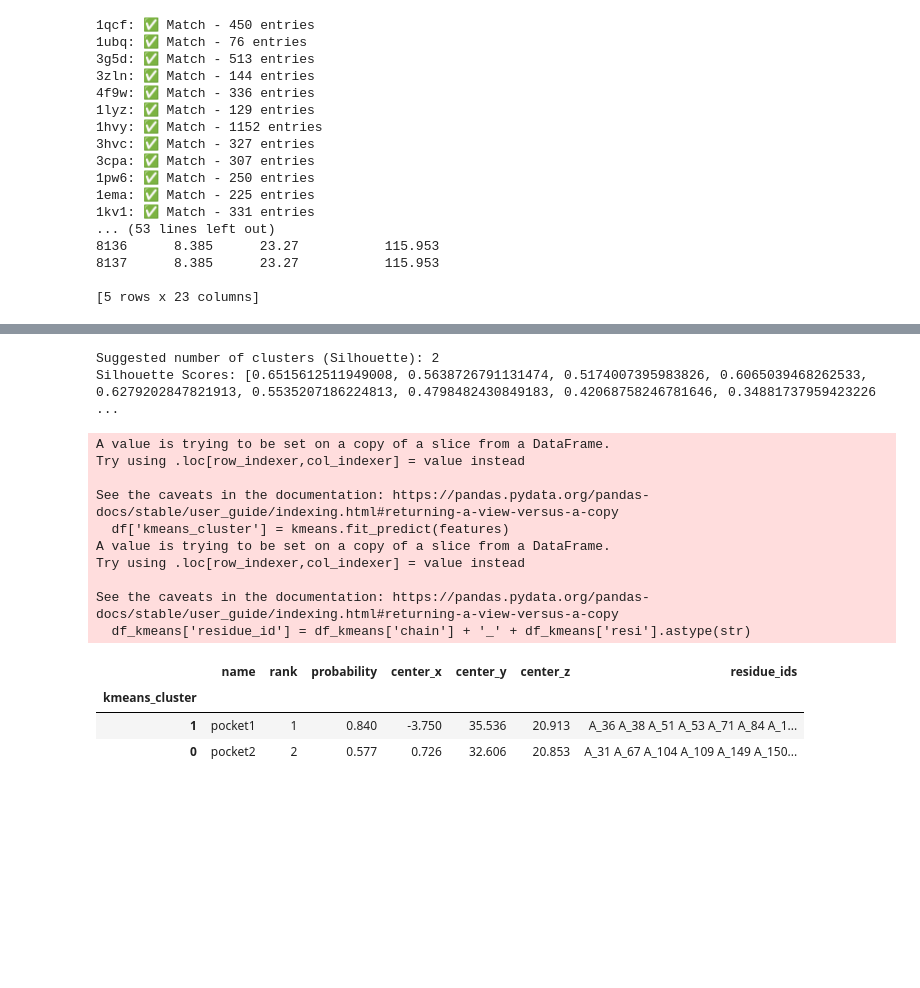
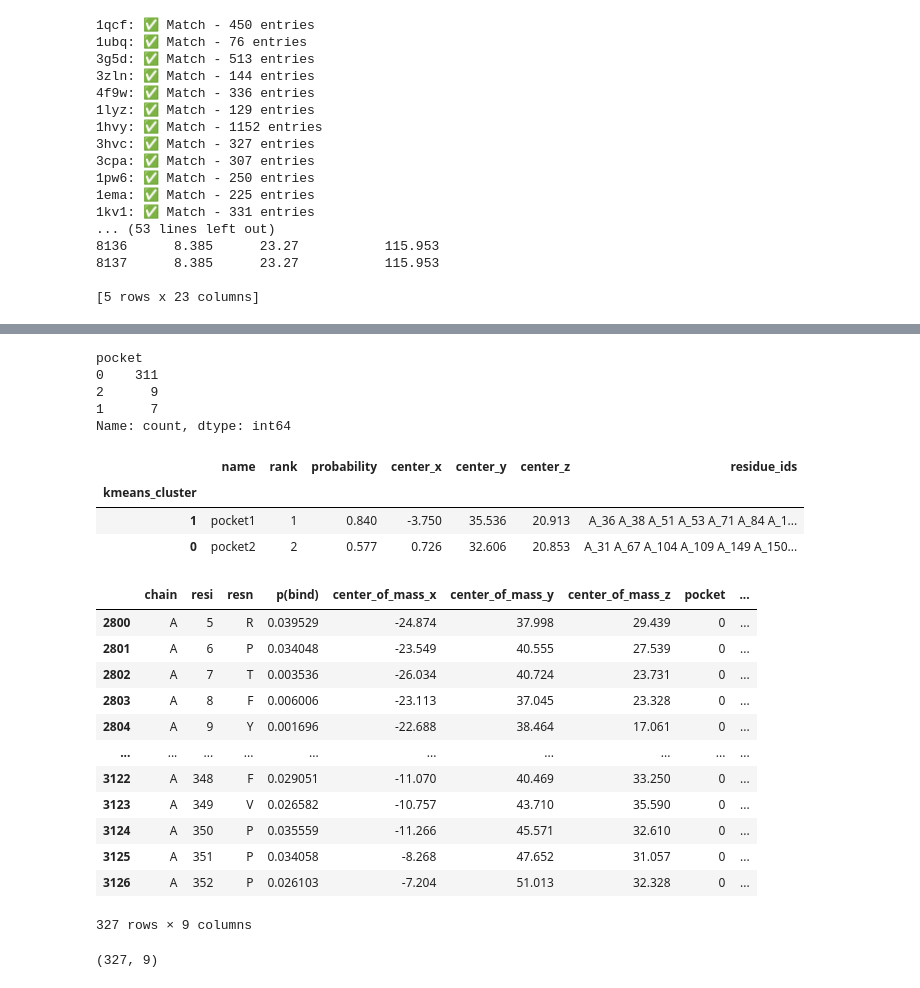
Before and after one commit to NichaNichanok/protein_pipeline, a Jupyter notebook: notebooks/calculate_final_grid_box.ipynb, the cells around one changed output, grey strips where cells are left out. Saved outputs shown, nothing was run; the diff lists cells and outputs as text; code cells hidden in the pictures; blank space fills up the shorter version.

```diff
--- a/notebooks/calculate_final_grid_box.ipynb
+++ b/notebooks/calculate_final_grid_box.ipynb
@@ -991,25 +1023,11 @@ def med_clustering(df, std_factors, feature_columns, pbind_column, pbind_weight,
-# %%
-df = dfs['3hvc']
-pdb_file =f"{data_path}/3hvc.pdb"
-ligand_center = calculate_ligand_centers(pdb_file)
-feature_columns = ['center_of_mass_x_normalized', 'center_of_mass_y_normalized', 'center_of_mass_z_normalized']
-pbind_column = 'p(bind)_weight_2'
-
-
-df_kmean, centroid = med_clustering(df, 2.5, feature_columns, pbind_column, 100, ligand_center, output_csv="results_med_clustering.csv")
-# %% [output]
-Suggested number of clusters (Silhouette): 2
-Silhouette Scores: [0.6515612511949008, 0.5638726791131474, 0.5174007395983826, 0.6065039468262533, 0.6279202847821913, 0.5535207186224813, 0.4798482430849183, 0.42068758246781646, 0.34881737959423226 ...
-A value is trying to be set on a copy of a slice from a DataFrame.
-Try using .loc[row_indexer,col_indexer] = value instead
-
-See the caveats in the documentation: https://pandas.pydata.org/pandas-docs/stable/user_guide/indexing.html#returning-a-view-versus-a-copy
-  df['kmeans_cluster'] = kmeans.fit_predict(features)
-A value is trying to be set on a copy of a slice from a DataFrame.
-Try using .loc[row_indexer,col_indexer] = value instead
-
-See the caveats in the documentation: https://pandas.pydata.org/pandas-docs/stable/user_guide/indexing.html#returning-a-view-versus-a-copy
-  df_kmeans['residue_id'] = df_kmeans['chain'] + '_' + df_kmeans['resi'].astype(str)
+# %%
+df_kmean.pocket.value_counts()
+# %% [output]
+pocket
+0    311
+2      9
+1      7
+Name: count, dtype: int64
 # %%
 centroid
 # %% [output]
@@ -1017,3 +1035,23 @@ centroid
 | kmeans_cluster |  |  |  |  |  |  |  |
 | 1 | pocket1 | 1 | 0.840 | -3.750 | 35.536 | 20.913 | A_36 A_38 A_51 A_53 A_71 A_84 A_1... |
 | 0 | pocket2 | 2 | 0.577 | 0.726 | 32.606 | 20.853 | A_31 A_67 A_104 A_109 A_149 A_150... |
+# %%
+df_kmean
+# %% [output]
+|  | chain | resi | resn | p(bind) | center_of_mass_x | center_of_mass_y | center_of_mass_z | pocket | ... |
+| 2800 | A | 5 | R | 0.039529 | -24.874 | 37.998 | 29.439 | 0 | ... |
+| 2801 | A | 6 | P | 0.034048 | -23.549 | 40.555 | 27.539 | 0 | ... |
+| 2802 | A | 7 | T | 0.003536 | -26.034 | 40.724 | 23.731 | 0 | ... |
+| 2803 | A | 8 | F | 0.006006 | -23.113 | 37.045 | 23.328 | 0 | ... |
+| 2804 | A | 9 | Y | 0.001696 | -22.688 | 38.464 | 17.061 | 0 | ... |
+| ... | ... | ... | ... | ... | ... | ... | ... | ... | ... |
+| 3122 | A | 348 | F | 0.029051 | -11.070 | 40.469 | 33.250 | 0 | ... |
+| 3123 | A | 349 | V | 0.026582 | -10.757 | 43.710 | 35.590 | 0 | ... |
+| 3124 | A | 350 | P | 0.035559 | -11.266 | 45.571 | 32.610 | 0 | ... |
+| 3125 | A | 351 | P | 0.034058 | -8.268 | 47.652 | 31.057 | 0 | ... |
+| 3126 | A | 352 | P | 0.026103 | -7.204 | 51.013 | 32.328 | 0 | ... |
+327 rows × 9 columns
+# %%
+df_kmean.shape
+# %% [output]
+(327, 9)
```
Also changed, not shown: parts of 22 cells of this notebook.
